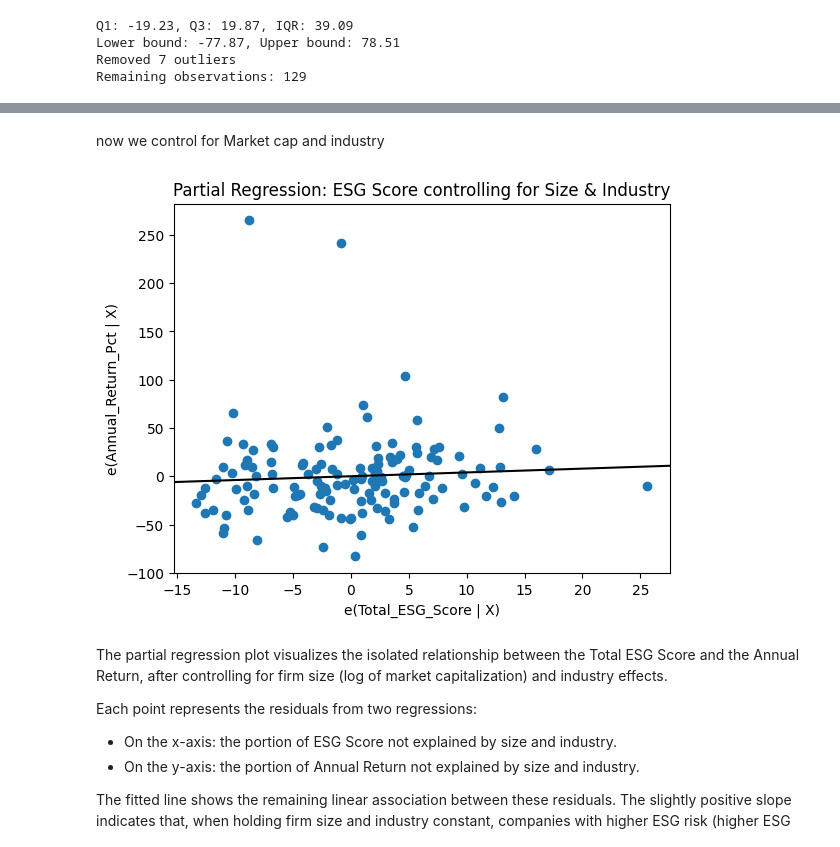
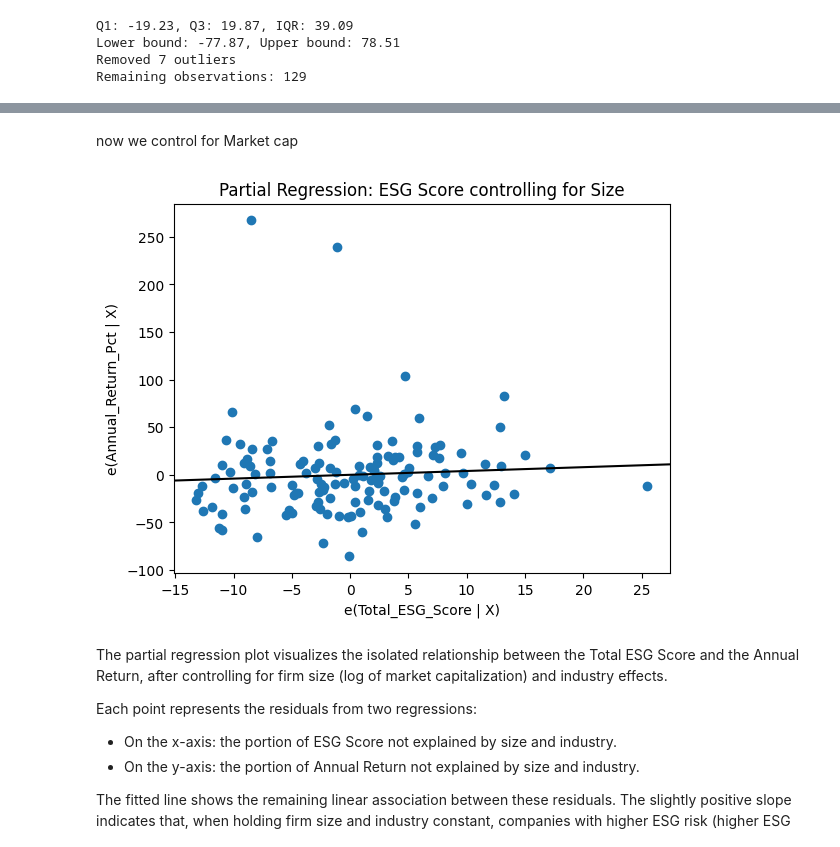
Before and after one commit to Biaancabe/W.MSCIDS_CIP02.H25_BB_MT_XS, a Jupyter notebook: Code/project_code.ipynb, the cells around one changed output, grey strips where cells are left out. Saved outputs shown, nothing was run; the diff lists cells and outputs as text; code cells hidden in the pictures.

```diff
--- a/Code/project_code.ipynb
+++ b/Code/project_code.ipynb
@@ -1472,18 +1432,18 @@ vars_needed_1 = [
 ]
 
 # drop rows with missing values
-df_return = ch.dropna(subset=vars_needed_1).copy()
-print("N after drop NA:", len(df_return))
-df_return[vars_needed_1].describe()
+ch_clean = ch.dropna(subset=vars_needed_1).copy()
+print("N after drop NA:", len(ch_clean))
+ch_clean[vars_needed_1].describe()
 
 
 # Check range of ESG and Return values
-print("ESG range:", df_return["Total_ESG_Score"].min(), "-", df_return["Total_ESG_Score"].max())
-print("Return range:", df_return["Annual_Return_Pct"].min(), "-", df_return["Annual_Return_Pct"].max())
+print("ESG range:", ch_clean["Total_ESG_Score"].min(), "-", ch_clean["Total_ESG_Score"].max())
+print("Return range:", ch_clean["Annual_Return_Pct"].min(), "-", ch_clean["Annual_Return_Pct"].max())
 
 # Industry representation
-print("Industries:", df_return["Industry"].nunique())
-print(df_return["Industry"].value_counts().head(10))
+print("Industries:", ch_clean["Industry"].nunique())
+print(ch_clean["Industry"].value_counts().head(10))
 # %% [output]
 N after drop NA: 136
 ESG range: 8.56 - 49.05
@@ -1626,17 +1577,17 @@ while Specialty Chemicals is the only sector exhibiting a significant negative e
 # %% [markdown]
-now we control for Market cap and industry
+now we control for Market cap
 # %%
 fig = sm.graphics.plot_partregress(
     endog="Annual_Return_Pct",
     exog_i="Total_ESG_Score",
-    exog_others=["log_mc", "Revenue_Growth_Pct"],
+    exog_others=["log_mc"],
     data=df_return,
     obs_labels=False
 )
-plt.title("Partial Regression: ESG Score controlling for Size & Industry")
+plt.title("Partial Regression: ESG Score controlling for Size")
 plt.show()
 # %% [output]
-[figure, old version]
+[figure, new version]
 # %% [markdown]
 The partial regression plot visualizes the isolated relationship between the Total ESG Score and the Annual Return, after controlling for firm size (log of market capitalization) and industry effects.
 
```
Also changed, not shown: parts of 24 cells of this notebook.
